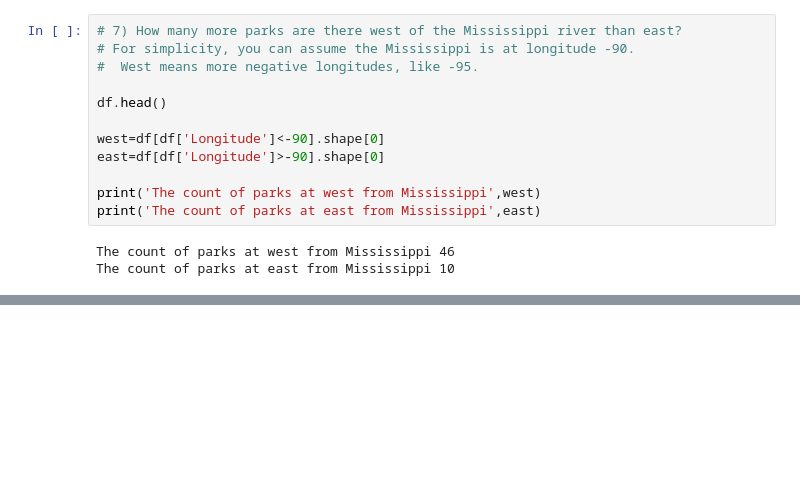
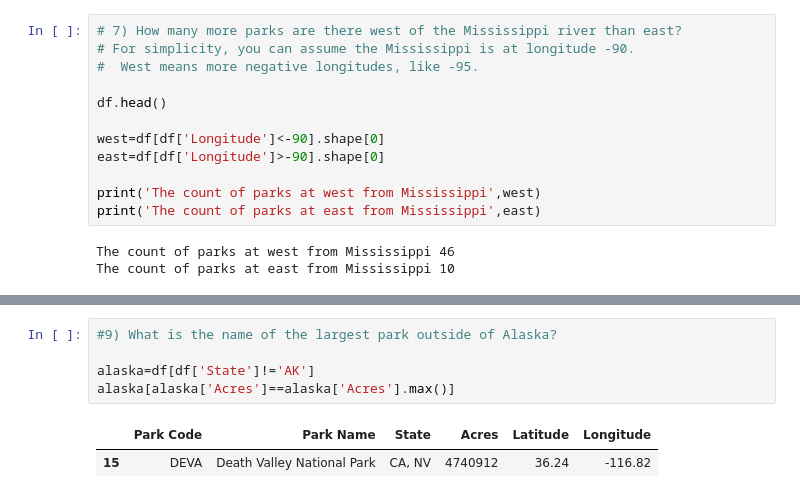
Before and after one commit to hashir910/Data-Science, a Jupyter notebook: pandas/kaggle data sets/day1/main.ipynb, the cells around one changed output, grey strips where cells are left out. Drawn from its saved outputs; the diff is of its cells as text; blank space fills up the shorter version.

```diff
--- a/pandas/kaggle data sets/day1/main.ipynb
+++ b/pandas/kaggle data sets/day1/main.ipynb
@@ -106,3 +103,11 @@ Acres                                      2619733
 Latitude                                     60.97
 Longitude                                  -153.42
 Name: 35, dtype: object
+# %%
+#9) What is the name of the largest park outside of Alaska?
+
+alaska=df[df['State']!='AK']
+alaska[alaska['Acres']==alaska['Acres'].max()]
+# %% [output]
+|  | Park Code | Park Name | State | Acres | Latitude | Longitude |
+| 15 | DEVA | Death Valley National Park | CA, NV | 4740912 | 36.24 | -116.82 |
```
Also changed, not shown: parts of 4 cells of this notebook.
